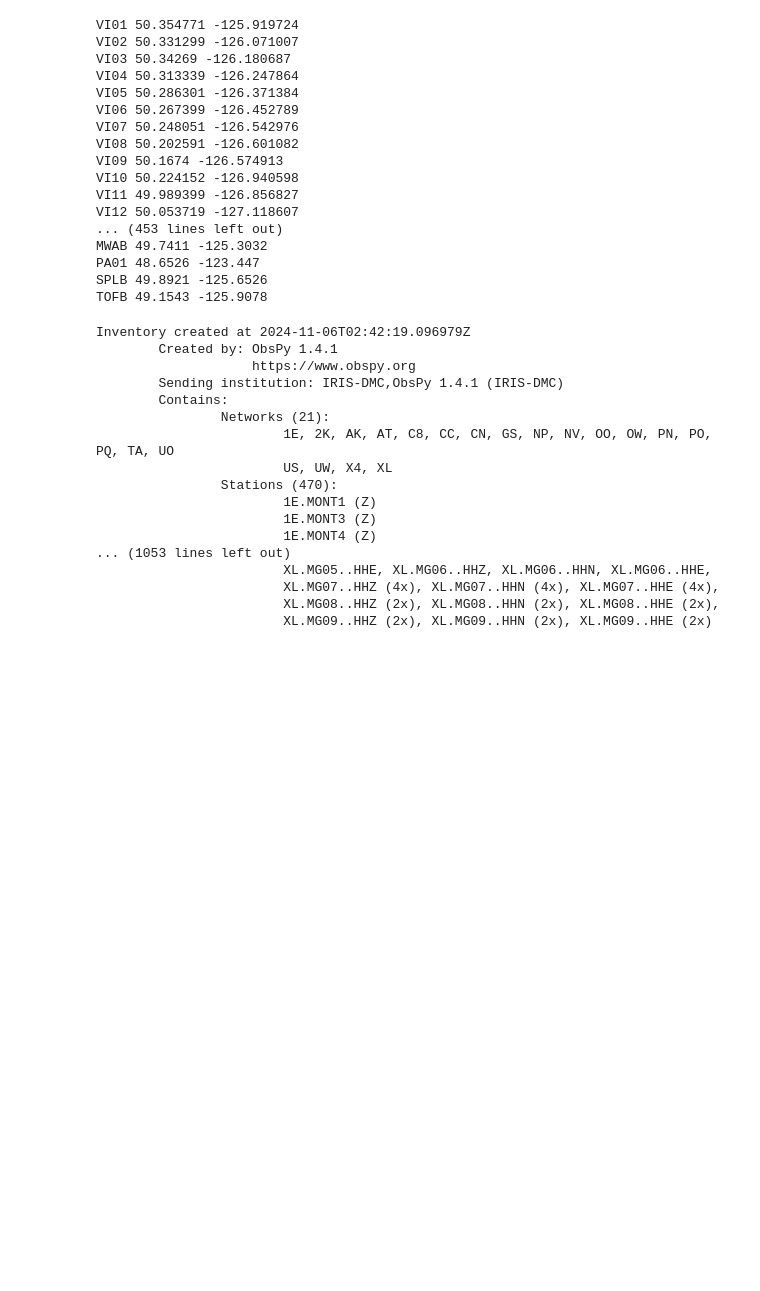
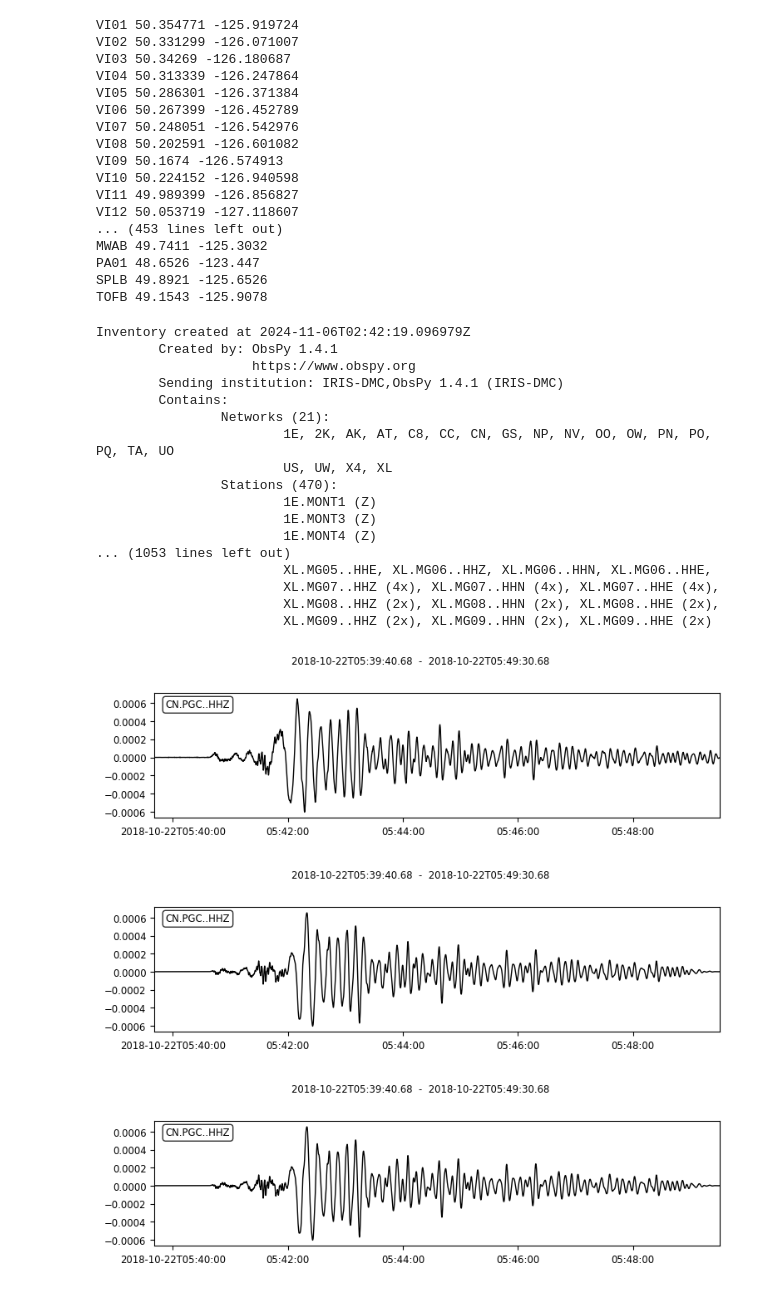
Before and after one commit to LekiYak/bc-multiplets, a Jupyter notebook: scripts/waveforms.ipynb, the cells around one changed output. Cells and saved outputs as stored; diff of their text form; code cells hidden in the pictures; blank space fills up the shorter version.

```diff
--- a/scripts/waveforms.ipynb
+++ b/scripts/waveforms.ipynb
@@ -267,3 +269,20 @@ ax.text(780, t3_diff+200, 'Mw 5.4', color='red', va='center', ha='center')
 ax.text(780, t4_diff+200, 'Mw 6.0', color='red', va='center', ha='center')
 
 ax.set_title(f'{t1.strftime("%Y-%m-%d %H:%M:%S")} 7D (Cascadia Initiative) BHZ', y=1.05)
+# %%
+tstart = UTCDateTime("2018-10-22T05:39:40.68")
+tend   = UTCDateTime("2018-10-22T05:49:30.68")
+st1 = Stream()
+st1 += client.get_waveforms(network='CN', station='PGC', location='*', channel='HHZ', starttime=tstart, endtime=tend, attach_response=True)
+st1.remove_response(output='VEL')
+st1.plot()
+
+st2 = st1.copy()
+st2.filter('bandpass', freqmin=0.05, freqmax=20)
+st2.taper(max_percentage=0.1, type='cosine')
+# st2.filter('bandpass', freqmin=0.04, freqmax=0.06)
+st2.plot()
+# %% [output]
+[figure, added]
+[figure, added]
+[figure, added]
```
Also changed, not shown: parts of 24 cells of this notebook, 26 other files.
